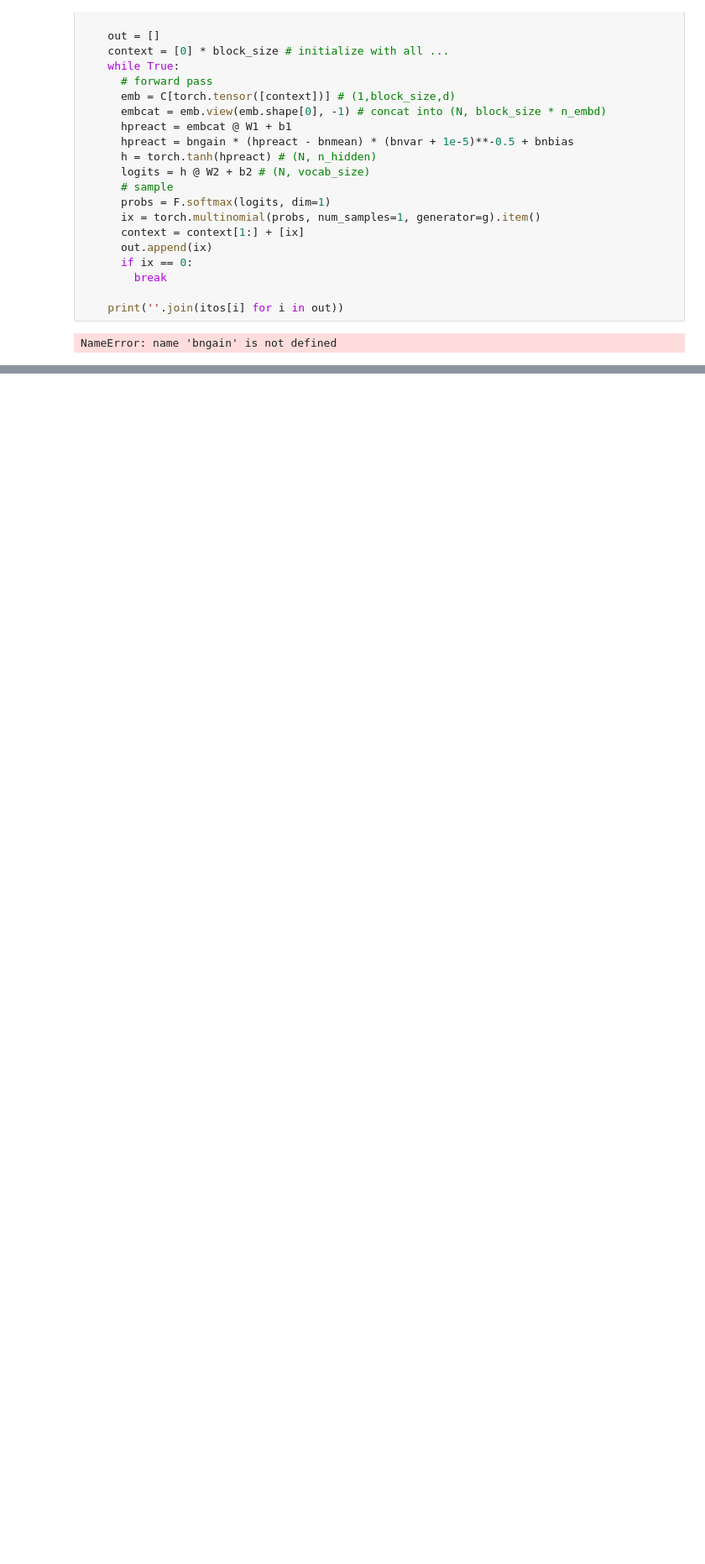
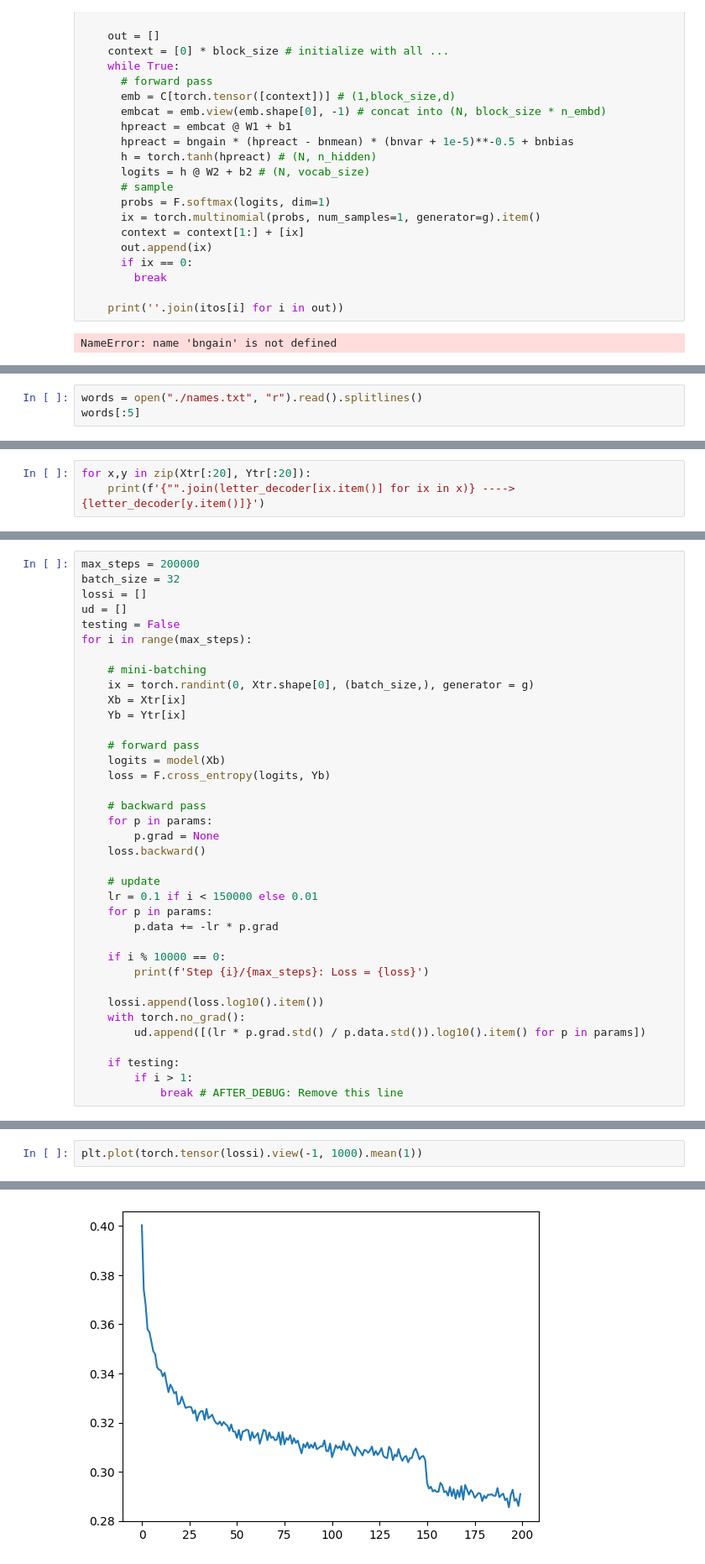
Before and after one commit to samiadam7/nnzh-makemore, a Jupyter notebook: notes.ipynb, the cells around one changed output, grey strips where cells are left out. Shown at 84% size. Saved outputs shown, nothing was run; the diff lists cells and outputs as text; blank space fills up the shorter version.

```diff
--- a/notes.ipynb
+++ b/notes.ipynb
@@ -1531,0 +1539,3 @@ NameError: name 'bngain' is not defined
+# %%
+words = open("./names.txt", "r").read().splitlines()
+words[:5]
@@ -1531,0 +1587,3 @@ NameError: name 'bngain' is not defined
+# %%
+for x,y in zip(Xtr[:20], Ytr[:20]):
+    print(f'{"".join(letter_decoder[ix.item()] for ix in x)} ----> {letter_decoder[y.item()]}')
@@ -1531,0 +1730,37 @@ NameError: name 'bngain' is not defined
+# %%
+max_steps = 200000
+batch_size = 32
+lossi = []
+ud = []
+testing = False
+for i in range(max_steps):
+
+    # mini-batching
+    ix = torch.randint(0, Xtr.shape[0], (batch_size,), generator = g)
+    Xb = Xtr[ix]
+    Yb = Ytr[ix]
+
+    # forward pass
+    logits = model(Xb)
+    loss = F.cross_entropy(logits, Yb)
+
+    # backward pass
+    for p in params:
+        p.grad = None
+    loss.backward()
+
+    # update
+    lr = 0.1 if i < 150000 else 0.01
+    for p in params:
+        p.data += -lr * p.grad
+
+    if i % 10000 == 0:
+        print(f'Step {i}/{max_steps}: Loss = {loss}')
+
+    lossi.append(loss.log10().item())
+    with torch.no_grad():
+        ud.append([(lr * p.grad.std() / p.data.std()).log10().item() for p in params])
+
+    if testing:
+        if i > 1:
+            break # AFTER_DEBUG: Remove this line
@@ -1531,0 +1788,3 @@ NameError: name 'bngain' is not defined
+# %%
+plt.plot(torch.tensor(lossi).view(-1, 1000).mean(1))
+# %% [output]
@@ -1531,0 +1792 @@ NameError: name 'bngain' is not defined
+[figure, added]
```
Also changed, not shown: parts of 24 cells of this notebook.
